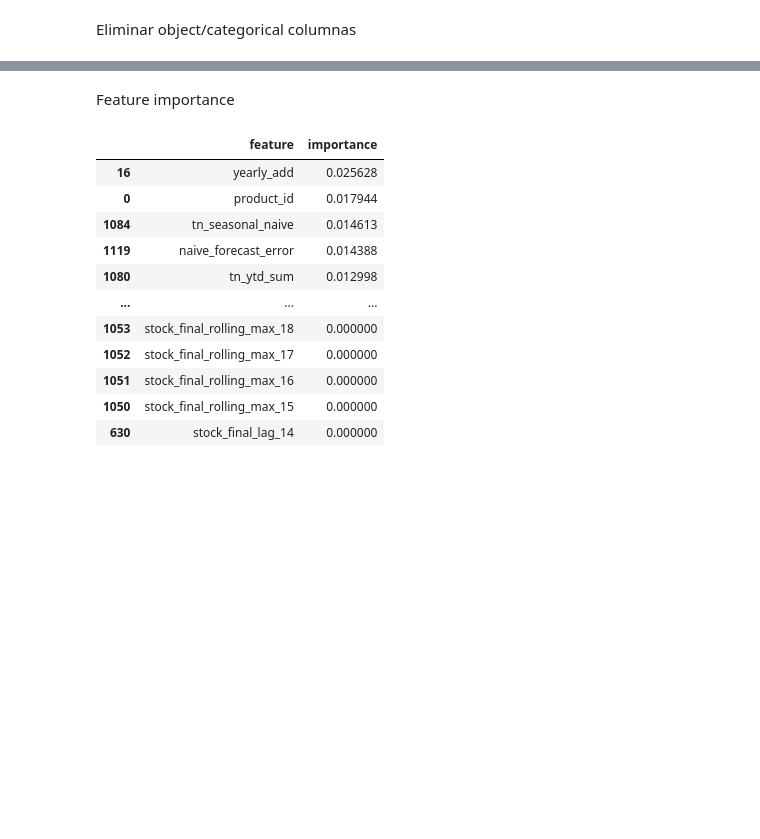
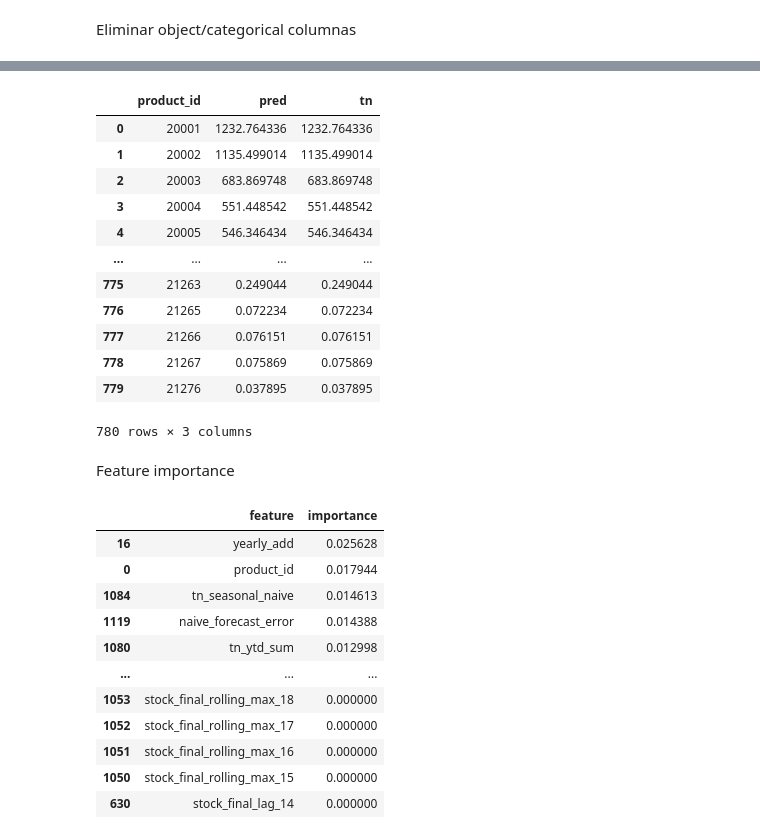
Before and after one commit to ivanjavierparra/Lab3-MCD, a Jupyter notebook: notebooks/entregable/main_7_lgb_v1.ipynb, the cells around one changed output, grey strips where cells are left out. Saved outputs shown, nothing was run; the diff lists cells and outputs as text; code cells hidden in the pictures; blank space fills up the shorter version.

```diff
--- a/notebooks/entregable/main_7_lgb_v1.ipynb
+++ b/notebooks/entregable/main_7_lgb_v1.ipynb
@@ -441,0 +223,3 @@ df_future.to_csv("./outputs/predicciones_exp_05_lgb_fe_v2.csv", index=False, sep
+# %%
+train = df[df['periodo'] <= 201912]
+test = df[df['periodo'] == 201912]
@@ -441,0 +228,2 @@ df_future.to_csv("./outputs/predicciones_exp_05_lgb_fe_v2.csv", index=False, sep
+# %%
+model_lgb.optimizar_con_optuna_con_semillerio_db(train, version="v14")
@@ -441,0 +249,2 @@ df_future.to_csv("./outputs/predicciones_exp_05_lgb_fe_v2.csv", index=False, sep
+# %%
+df_future = model_lgb.semillerio_en_prediccion_con_pesos(train, test, version="v1")
@@ -441,0 +285,25 @@ df_future.to_csv("./outputs/predicciones_exp_05_lgb_fe_v2.csv", index=False, sep
+# %%
+linear_regression = pd.read_csv("./outputs/predicciones_regresion_lineal_v2.csv", sep=',', encoding='utf-8')
+df_future = df_future[['product_id', 'pred']]
+df_future = df_future.merge(linear_regression, on='product_id', how='left')
+df_future.loc[df_future['pred'] < 0, 'pred'] = df_future['tn']
+# Definir el rango de product_ids
+mask = (df_future['product_id'] >= 20001) & (df_future['product_id'] <= 20005)
+
+# Asignar el valor de tn a pred para esos productos
+df_future.loc[mask, 'pred'] = df_future.loc[mask, 'tn']
+df_future
+# %% [output]
+|  | product_id | pred | tn |
+| 0 | 20001 | 1232.764336 | 1232.764336 |
+| 1 | 20002 | 1135.499014 | 1135.499014 |
+| 2 | 20003 | 683.869748 | 683.869748 |
+| 3 | 20004 | 551.448542 | 551.448542 |
+| 4 | 20005 | 546.346434 | 546.346434 |
+| ... | ... | ... | ... |
+| 775 | 21263 | 0.249044 | 0.249044 |
+| 776 | 21265 | 0.072234 | 0.072234 |
+| 777 | 21266 | 0.076151 | 0.076151 |
+| 778 | 21267 | 0.075869 | 0.075869 |
+| 779 | 21276 | 0.037895 | 0.037895 |
+780 rows × 3 columns
```
Also changed, not shown: parts of 23 cells of this notebook, 10 other files.
